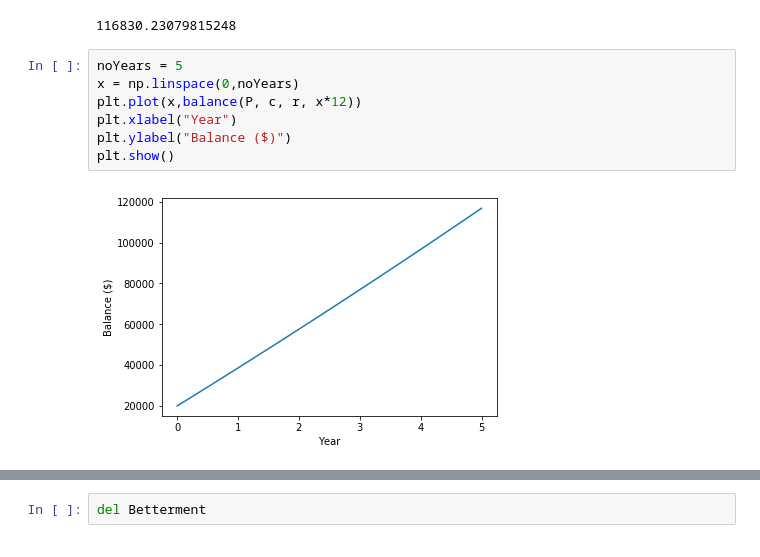
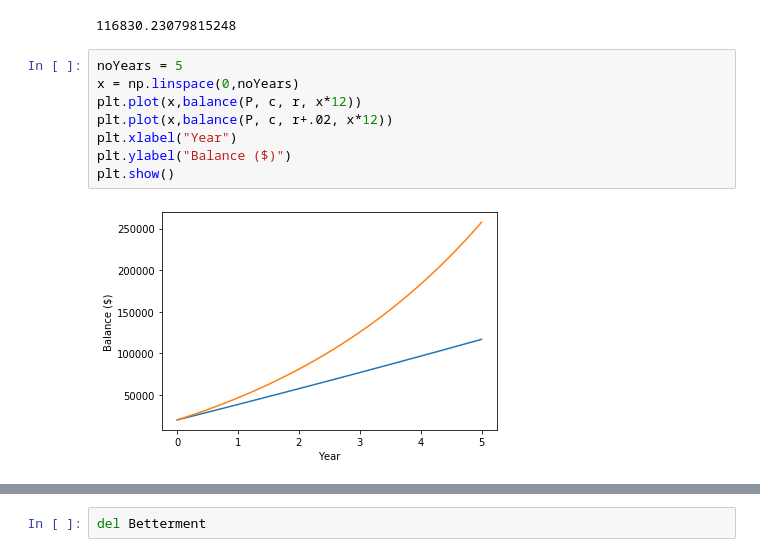
Before and after one commit to berger156/CompoundInterest, a Jupyter notebook: Compound Interest.ipynb, the cells around one changed output, grey strips where cells are left out. Drawn from its saved outputs; the diff is of its cells as text.

Commit message:
added best/worst case plotting

```diff
--- a/Compound Interest.ipynb
+++ b/Compound Interest.ipynb
@@ -33,12 +33,13 @@ balance(P, c, r, 60)
 # %%
 noYears = 5
 x = np.linspace(0,noYears)
 plt.plot(x,balance(P, c, r, x*12))
+plt.plot(x,balance(P, c, r+.02, x*12))
 plt.xlabel("Year")
 plt.ylabel("Balance ($)")
 plt.show()
 # %% [output]
-[figure, old version]
+[figure, new version]
 # %%
 class account:
     _registry = []
```
Also changed, not shown: parts of 9 cells of this notebook.
